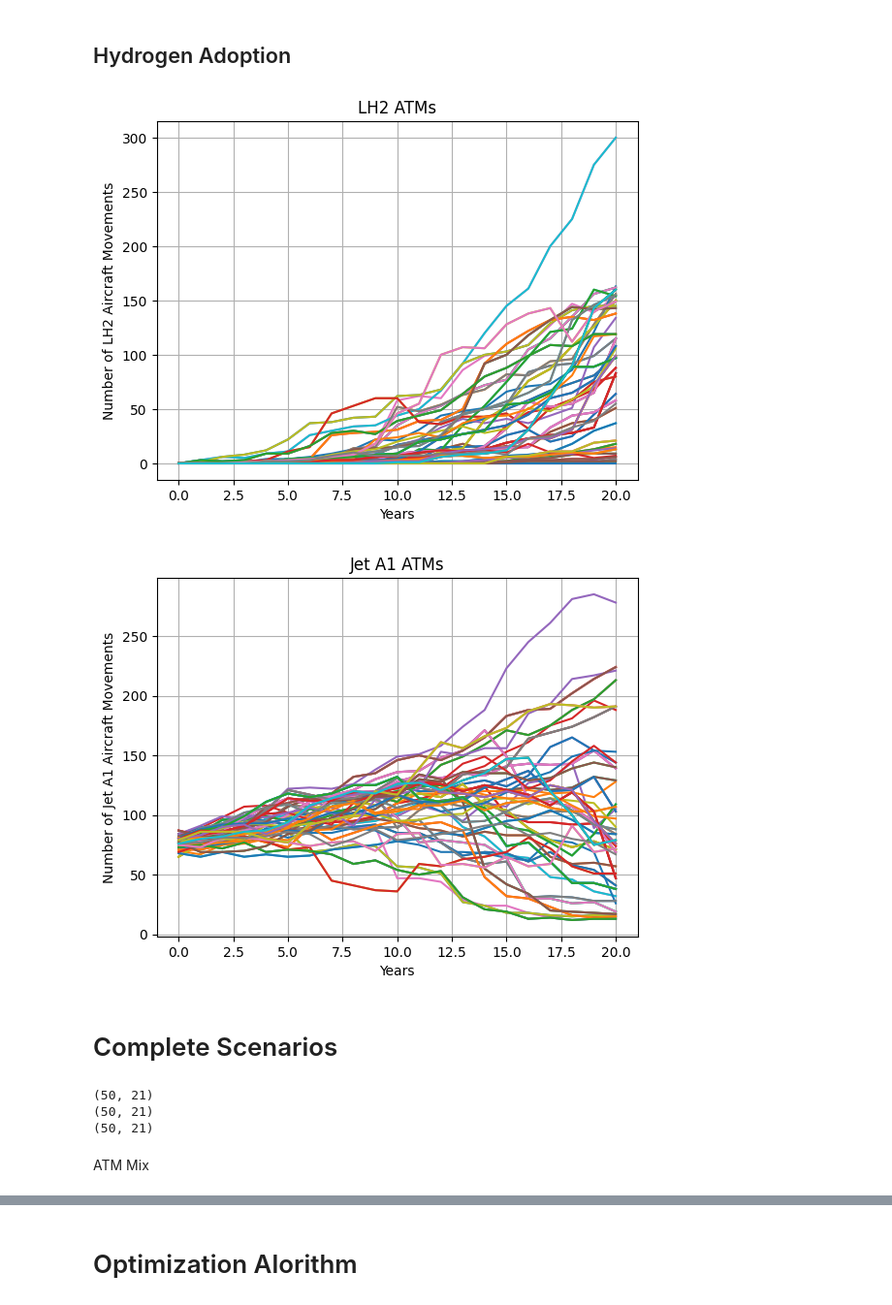
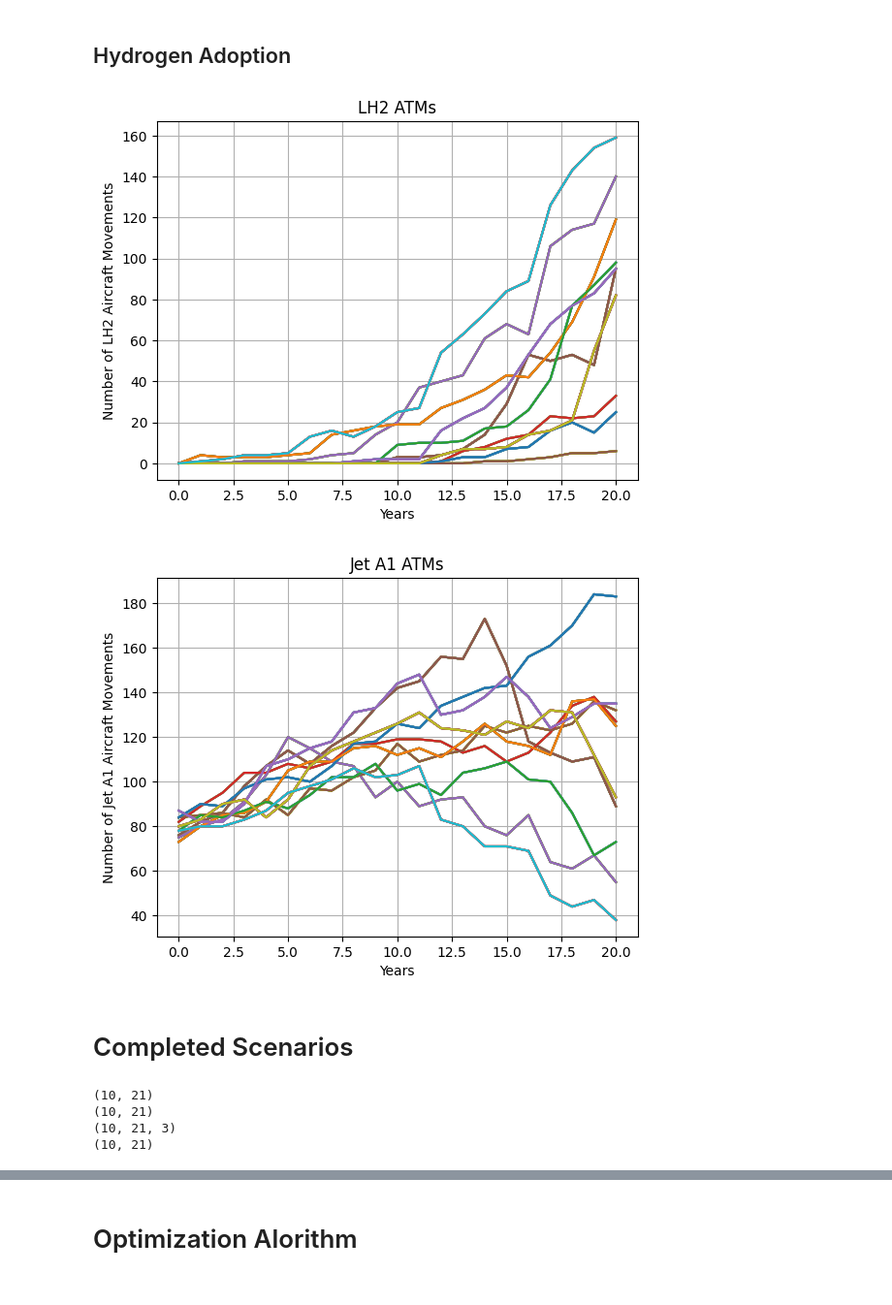
Before and after one commit to Oli767/Masterthesis, a Jupyter notebook: MT.ipynb, the cells around one changed output, grey strips where cells are left out. Shown at 97% size. Cells and saved outputs as stored; diff of their text form; code cells hidden in the pictures.

```diff
--- a/MT.ipynb
+++ b/MT.ipynb
@@ -74,7 +84,7 @@ Param = {
     "Dt0": 25000000,  # Demand at t0
     "dt": 1,  # Steptime in Years
     "Fth": 20,  # Time Horizon of Forecasts in Steptime
-    "No_Forecasts": 50,  # Number of Forecasts
+    "No_Forecasts": 10,  # Number of Forecasts
     "No_Forecasts_plot": 100,  # Number of Forecasts to be plotted
     "mu": 0.042754330256447565,  # Average Demand growth per year
     "sigma": 0.05813761525452841,  # Volatility of Demand development per year
@@ -169,5 +179,5 @@ fn.Scenario_plot(Param, Shock_Scenarios, True, "Demand Scenarios with Shocks")
 # %% [markdown]
 ## Design Hour Load
 # %%
-DHL = fn.DHL_Calculation(Param, Shock_Scenarios)
-# fn.Scenario_plot(Param, DHL, True, "Demand Hour Load", "Passenger Demand per Hour")
+PAX_DHL = fn.DHL_Calculation(Param, Shock_Scenarios)
+fn.Scenario_plot(Param, PAX_DHL, True, "Demand Hour Load", "Passenger Demand per Hour")
@@ -174,12 +186,12 @@ DHL = fn.DHL_Calculation(Param, Shock_Scenarios)
 # %% [markdown]
 ## Load Factor
 # %%
-Load_Factor_matrix = fn.Load_Factor_matrix(Param, DHL)
+Load_Factor_matrix = fn.Load_Factor_matrix(Param, PAX_DHL)
 # fn.Scenario_plot(Param, Load_Factor_matrix, True, "Load Factor")
 # %% [markdown]
 ## Air Traffic Movements
 # %%
-ATM_matrix = fn.ATM(Param, DHL, Load_Factor_matrix)
+d_ATM, d_ATM_mix = fn.ATM(Param, PAX_DHL, Load_Factor_matrix)
 # %% [markdown]
 Plotting the ATM
 # %%
@@ -221,46 +227,35 @@ S_value_matrix = fn.S_curve(Param)
 # %% [markdown]
 ## Hydrogen Adoption
 # %%
-ATM_LH_adoption = fn.LH2_technology_adoption(Param, S_value_matrix, ATM_matrix)
+d_ATM_LH, d_ATM_LH_mix = fn.LH2_technology_adoption(Param, S_value_matrix, d_ATM_mix)
 
-ATM_LH = ATM_LH_adoption[0]
-fn.Scenario_plot(Param, ATM_LH, True, "LH2 ATMs", "Number of LH2 Aircraft Movements")
-# fn.ATM_plot(LH2[1], Param)
+fn.Scenario_plot(Param, d_ATM_LH, True, "LH2 ATMs", "Number of LH2 Aircraft Movements")
+# fn.ATM_plot(d_ATM_LH_mix, Param)
 
-ATM_Jet = ATM_matrix[0] - ATM_LH
+d_ATM_Jet = d_ATM - d_ATM_LH
 fn.Scenario_plot(
-    Param, ATM_Jet, True, "Jet A1 ATMs", "Number of Jet A1 Aircraft Movements"
+    Param, d_ATM_Jet, True, "Jet A1 ATMs", "Number of Jet A1 Aircraft Movements"
 )
 
-ATM_Jet_mix = np.round(ATM_matrix[1] - ATM_LH_adoption[1], 0)
-ATM_LH_mix = ATM_LH_adoption[1]
-# fn.ATM_plot(ATM_Jet_mix, Param)
-# fn.ATM_plot(ATM_LH_mix, Param)
-ATM_mix = ATM_Jet_mix + ATM_LH_mix
-# fn.ATM_plot(
-#     ATM_total_mix,
-#     Param,
-# )
+d_ATM_Jet_mix = np.round(d_ATM_mix - d_ATM_LH_mix, 0)
+# fn.ATM_plot(d_ATM_Jet_mix, Param)
 # %% [output]
-[figure, old version]
+[figure, new version]
-[figure, old version]
+[figure, new version]
 # %% [markdown]
-# Complete Scenarios
+# Completed Scenarios
 # %%
 # Passenger Demand Scenario
 print(Shock_Scenarios.shape)
-# print("First Demand Scneario: \n", Shock_Scenarios[0])
 
 # Air Traffic Mix Scenario
-print(ATM_matrix[0].shape)
-# print("First ATM Scneario: \n", ATM_test_matrix[0])
+print(d_ATM.shape)
+print(d_ATM_mix.shape)
 
 # Technology Adoption Scenario
 print(S_value_matrix.shape)
-# print("First S-Curve Scneario: \n", S_values[0])
 # %% [output]
-(50, 21)
-(50, 21)
-(50, 21)
+(10, 21)
+(10, 21)
+(10, 21, 3)
+(10, 21)
-# %% [markdown]
-ATM Mix
```
Also changed, not shown: parts of 18 cells of this notebook, 1 other file.
